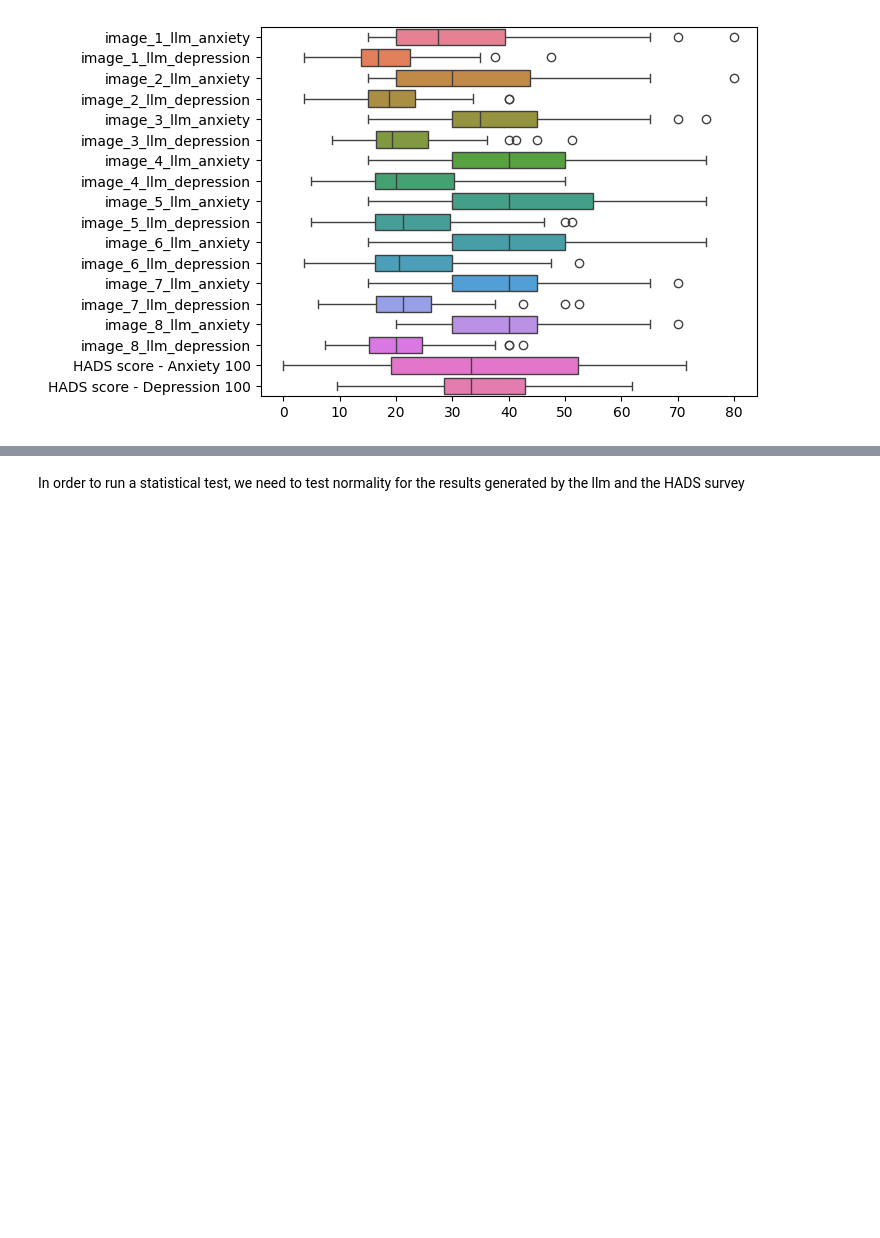
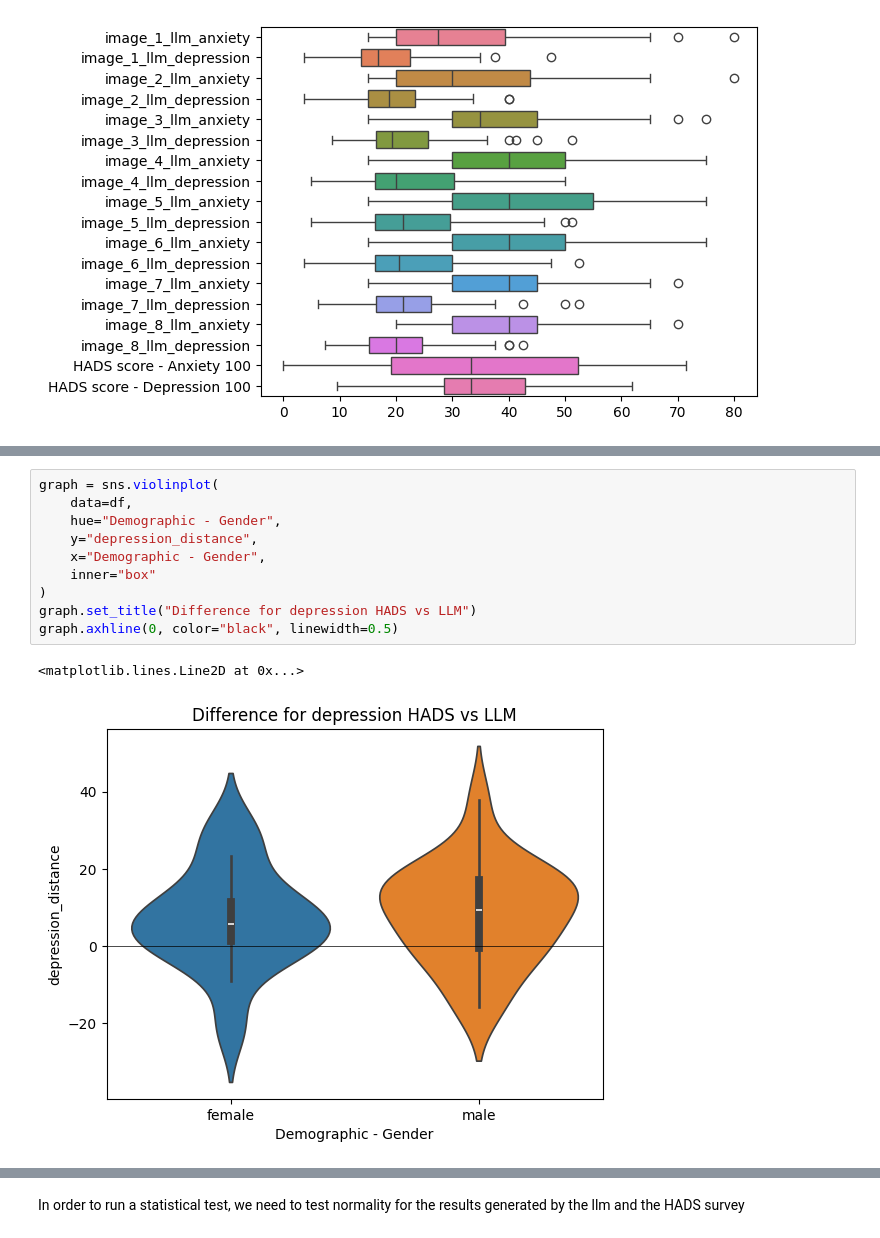
Before and after one commit to Zelev/attachment-jupyter, a Jupyter notebook: Attachment transcription service.ipynb, the cells around one changed output, grey strips where cells are left out. Cells and saved outputs as stored; diff of their text form; blank space fills up the shorter version.

Commit message:
Add analysis for RQ2 and segmented by gender

```diff
--- a/Attachment transcription service.ipynb
+++ b/Attachment transcription service.ipynb
@@ -1365,5 +1505,18 @@ See the caveats in the documentation: https://pandas.pydata.org/pandas-docs/stab
 Text(0.5, 0, 'scores')
 [figure]
+# %%
+graph = sns.violinplot(
+    data=df,
+    hue="Demographic - Gender",
+    y="depression_distance",
+    x="Demographic - Gender",
+    inner="box"
+)
+graph.set_title("Difference for depression HADS vs LLM")
+graph.axhline(0, color="black", linewidth=0.5)
+# %% [output]
+<matplotlib.lines.Line2D at 0x...>
+[figure, added]
 # %%
 graph = sns.violinplot(
     data=df,
```
Also changed, not shown: parts of 8 cells of this notebook.
